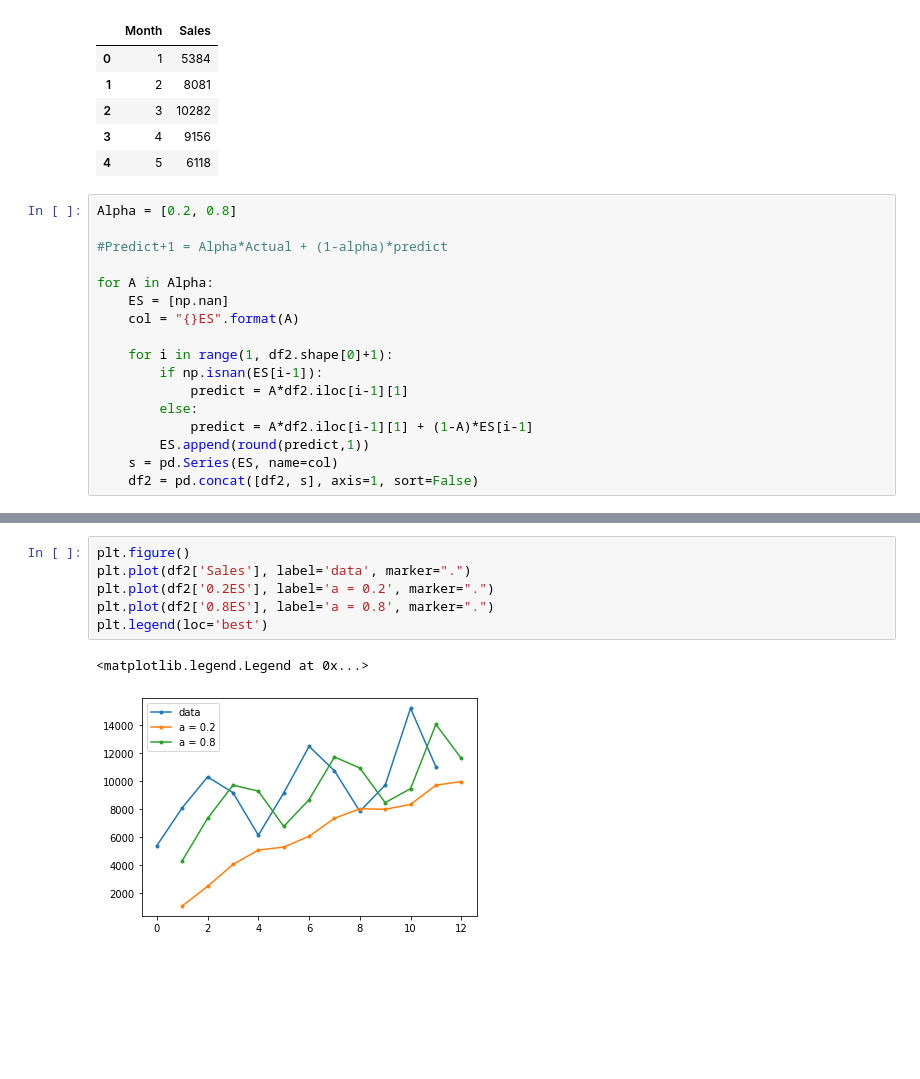
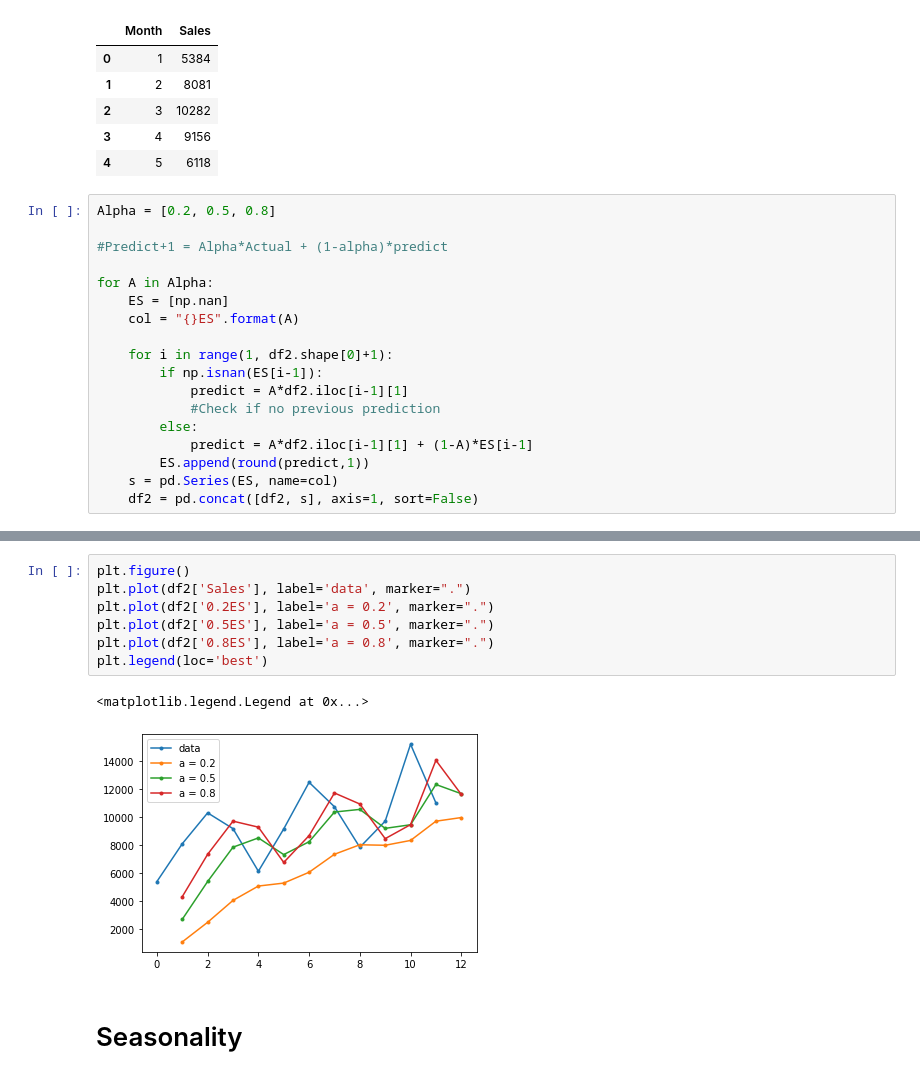
Before and after one commit to ryant4333/3803-BigData, a Jupyter notebook: Lab04/Forecasting.ipynb, the cells around one changed output, grey strips where cells are left out. Saved outputs shown, nothing was run; the diff lists cells and outputs as text; blank space fills up the shorter version.

```diff
--- a/Lab04/Forecasting.ipynb
+++ b/Lab04/Forecasting.ipynb
@@ -67,7 +67,7 @@ df2.head()
 | 3 | 4 | 9156 |
 | 4 | 5 | 6118 |
 # %%
-Alpha = [0.2, 0.8]
+Alpha = [0.2, 0.5, 0.8]
 
 #Predict+1 = Alpha*Actual + (1-alpha)*predict
 
@@ -78,6 +78,7 @@ for A in Alpha:
     for i in range(1, df2.shape[0]+1):
         if np.isnan(ES[i-1]):
             predict = A*df2.iloc[i-1][1]
+            #Check if no previous prediction
         else:
             predict = A*df2.iloc[i-1][1] + (1-A)*ES[i-1]
         ES.append(round(predict,1))
@@ -104,9 +106,12 @@ df2
 # %%
 plt.figure()
 plt.plot(df2['Sales'], label='data', marker=".")
 plt.plot(df2['0.2ES'], label='a = 0.2', marker=".")
+plt.plot(df2['0.5ES'], label='a = 0.5', marker=".")
 plt.plot(df2['0.8ES'], label='a = 0.8', marker=".")
 plt.legend(loc='best')
 # %% [output]
 <matplotlib.legend.Legend at 0x...>
-[figure, old version]
+[figure, new version]
+# %% [markdown]
+# Seasonality
```
Also changed, not shown: parts of 3 cells of this notebook.
